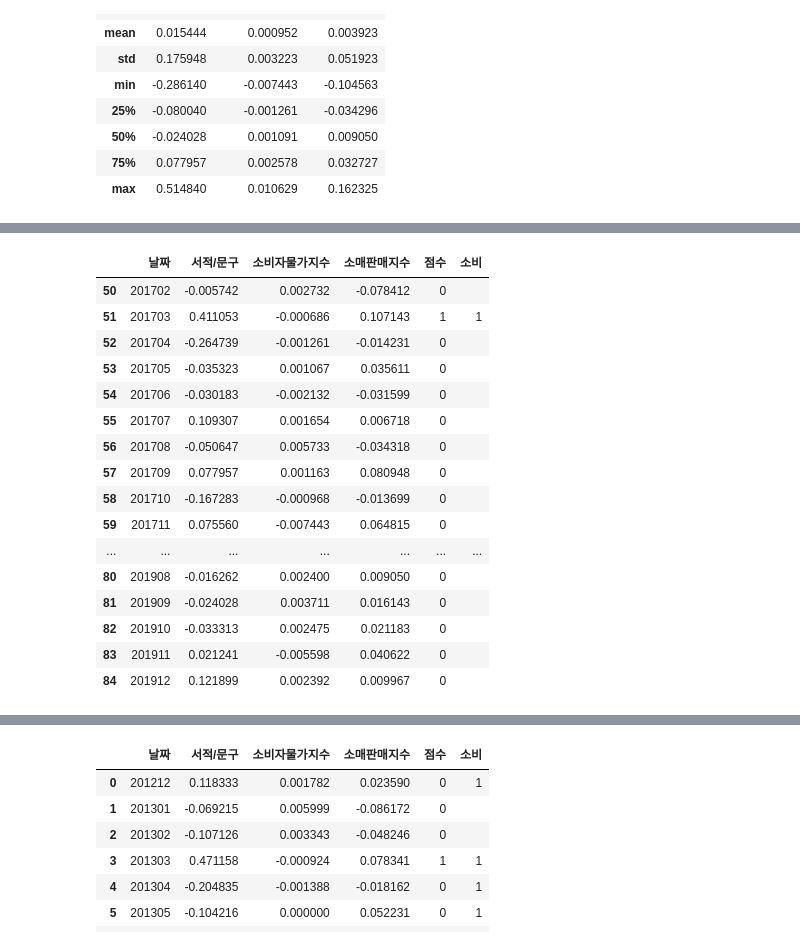
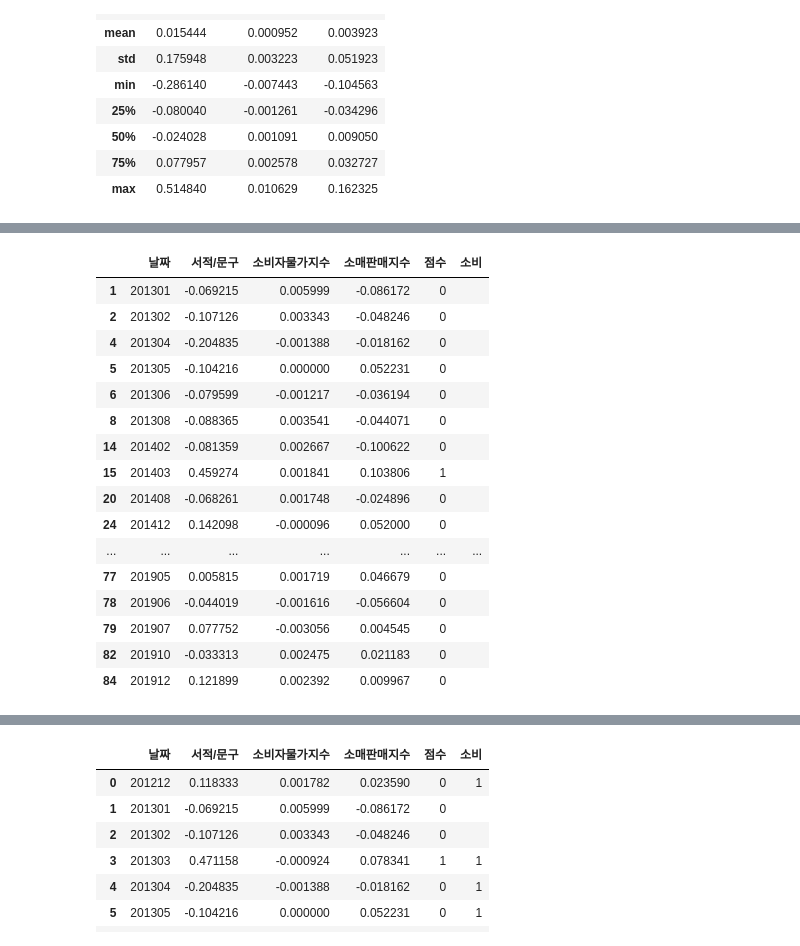
Before and after one commit to jkim0313/project1_dajopay, a Jupyter notebook: classification.ipynb, the cells around one changed output, grey strips where cells are left out. Saved outputs shown, nothing was run; the diff lists cells and outputs as text; code cells hidden in the pictures.

```diff
--- a/classification.ipynb
+++ b/classification.ipynb
@@ -132,20 +172,20 @@ book_df.describe()
 # %%
-book_df[book_df["날짜"]> "201701"]
+book_df[book_df["소비"]==""]
 # %% [output]
 |  | 날짜 | 서적/문구 | 소비자물가지수 | 소매판매지수 | 점수 | 소비 |
-| 50 | 201702 | -0.005742 | 0.002732 | -0.078412 | 0 |  |
-| 51 | 201703 | 0.411053 | -0.000686 | 0.107143 | 1 | 1 |
-| 52 | 201704 | -0.264739 | -0.001261 | -0.014231 | 0 |  |
-| 53 | 201705 | -0.035323 | 0.001067 | 0.035611 | 0 |  |
-| 54 | 201706 | -0.030183 | -0.002132 | -0.031599 | 0 |  |
-| 55 | 201707 | 0.109307 | 0.001654 | 0.006718 | 0 |  |
-| 56 | 201708 | -0.050647 | 0.005733 | -0.034318 | 0 |  |
-| 57 | 201709 | 0.077957 | 0.001163 | 0.080948 | 0 |  |
-| 58 | 201710 | -0.167283 | -0.000968 | -0.013699 | 0 |  |
-| 59 | 201711 | 0.075560 | -0.007443 | 0.064815 | 0 |  |
+| 1 | 201301 | -0.069215 | 0.005999 | -0.086172 | 0 |  |
+| 2 | 201302 | -0.107126 | 0.003343 | -0.048246 | 0 |  |
+| 4 | 201304 | -0.204835 | -0.001388 | -0.018162 | 0 |  |
+| 5 | 201305 | -0.104216 | 0.000000 | 0.052231 | 0 |  |
+| 6 | 201306 | -0.079599 | -0.001217 | -0.036194 | 0 |  |
+| 8 | 201308 | -0.088365 | 0.003541 | -0.044071 | 0 |  |
+| 14 | 201402 | -0.081359 | 0.002667 | -0.100622 | 0 |  |
+| 15 | 201403 | 0.459274 | 0.001841 | 0.103806 | 1 |  |
+| 20 | 201408 | -0.068261 | 0.001748 | -0.024896 | 0 |  |
+| 24 | 201412 | 0.142098 | -0.000096 | 0.052000 | 0 |  |
 | ... | ... | ... | ... | ... | ... | ... |
-| 80 | 201908 | -0.016262 | 0.002400 | 0.009050 | 0 |  |
-| 81 | 201909 | -0.024028 | 0.003711 | 0.016143 | 0 |  |
+| 77 | 201905 | 0.005815 | 0.001719 | 0.046679 | 0 |  |
+| 78 | 201906 | -0.044019 | -0.001616 | -0.056604 | 0 |  |
+| 79 | 201907 | 0.077752 | -0.003056 | 0.004545 | 0 |  |
 | 82 | 201910 | -0.033313 | 0.002475 | 0.021183 | 0 |  |
-| 83 | 201911 | 0.021241 | -0.005598 | 0.040622 | 0 |  |
 | 84 | 201912 | 0.121899 | 0.002392 | 0.009967 | 0 |  |
```
Also changed, not shown: parts of 6 cells of this notebook.
